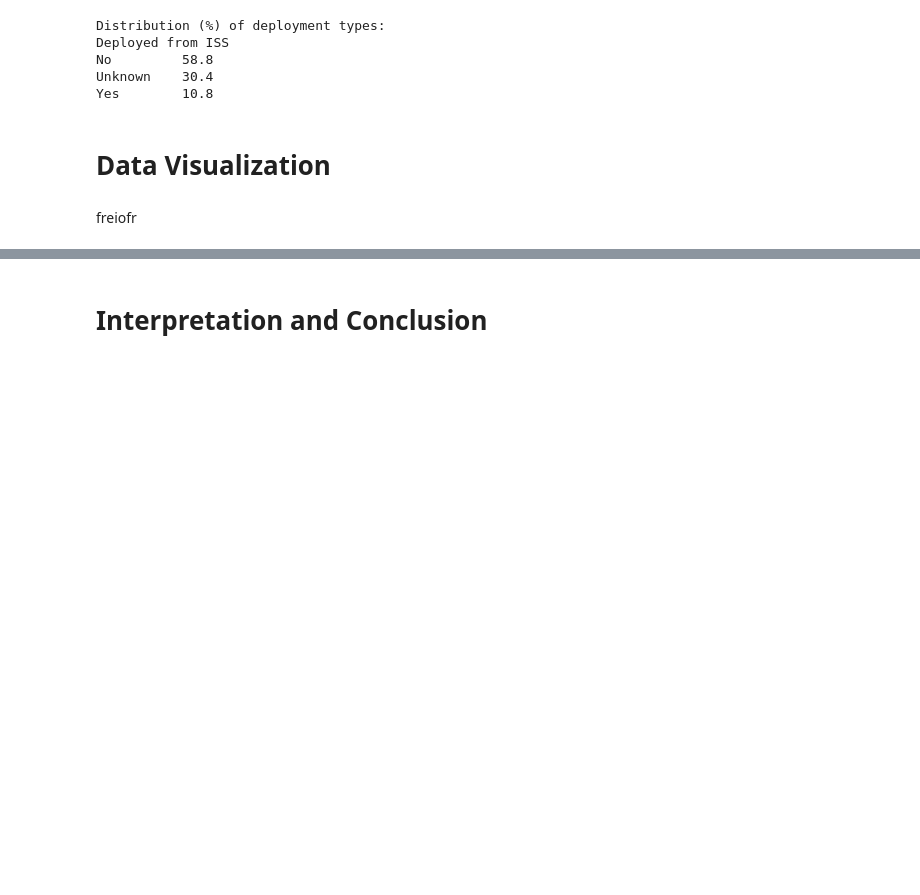
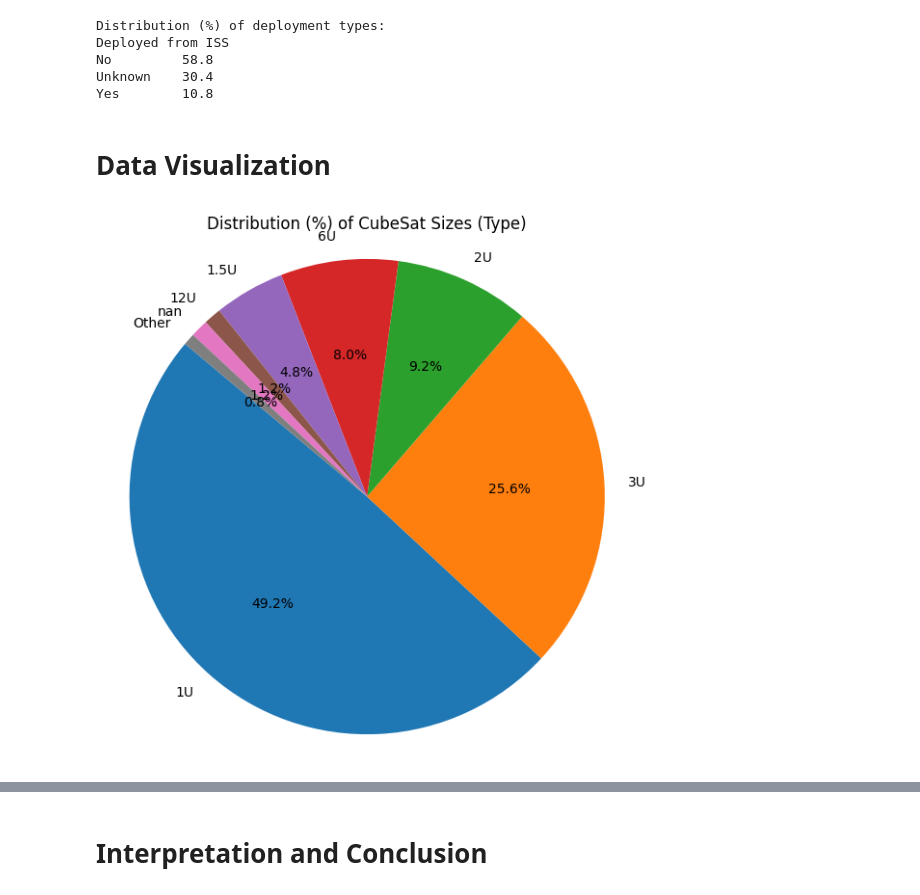
Before and after one commit to minihic/cubesatlab-assignment, a Jupyter notebook: assignment1.ipynb, the cells around one changed output, grey strips where cells are left out. Drawn from its saved outputs; the diff is of its cells as text; code cells hidden in the pictures; blank space fills up the shorter version.

Commit message:
did data visualization

```diff
--- a/assignment1.ipynb
+++ b/assignment1.ipynb
@@ -447,5 +447,18 @@ Unknown    30.4
 Yes        10.8
 # %% [markdown]
 # Data Visualization
-# %% [markdown]
-freiofr
+# %%
+import matplotlib.pyplot as plt
+
+# Calculate distribution (percentage) of CubeSat sizes
+size_counts = summary_df['Type'].value_counts(dropna=False)
+size_percent = (size_counts / size_counts.sum() * 100).round(2)
+
+# Plot as a pie chart
+plt.figure(figsize=(7, 7))
+plt.pie(size_percent, labels=size_percent.index, autopct='%1.1f%%', startangle=140)
+plt.title('Distribution (%) of CubeSat Sizes (Type)')
+plt.axis('equal')
+plt.show()
+# %% [output]
+[figure, added]
```
Also changed, not shown: parts of 4 cells of this notebook.
